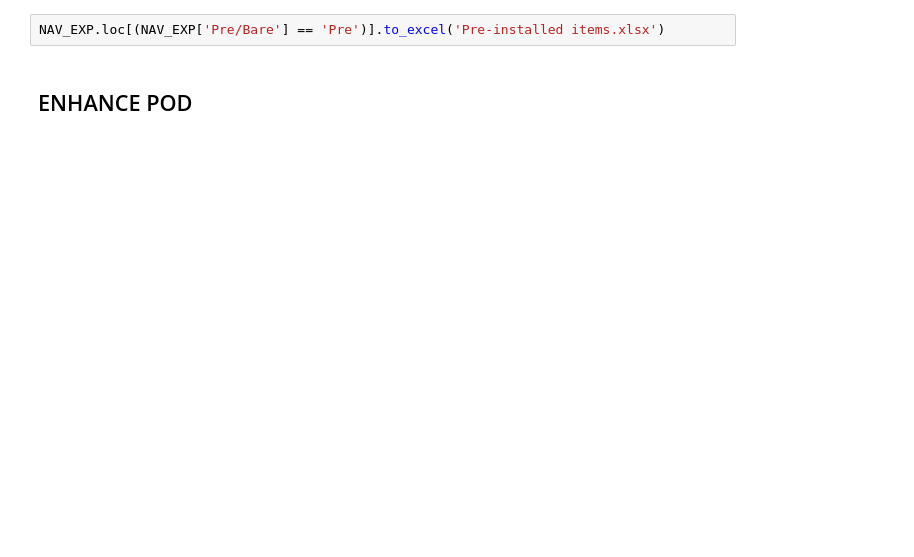
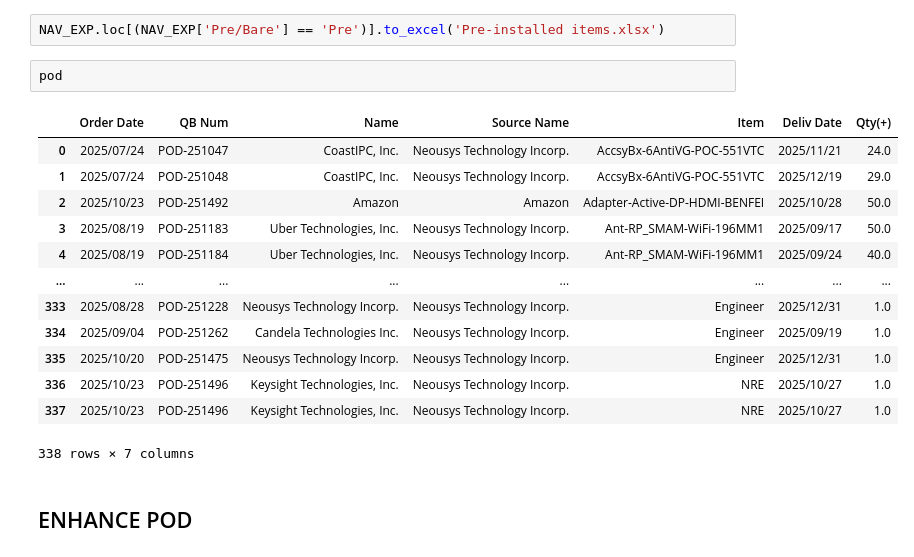
Before and after one commit to playoung2818/POD_NAV, a Jupyter notebook: POD_NAV(ZC).ipynb, the cells around one changed output. Cells and saved outputs as stored; diff of their text form; blank space fills up the shorter version.

```diff
--- a/POD_NAV(ZC).ipynb
+++ b/POD_NAV(ZC).ipynb
@@ -169,4 +174,20 @@ Bare: 287
 # %%
 NAV_EXP.loc[(NAV_EXP['Pre/Bare'] == 'Pre')].to_excel('Pre-installed items.xlsx')
+# %%
+pod
+# %% [output]
+|  | Order Date | QB Num | Name | Source Name | Item | Deliv Date | Qty(+) |
+| 0 | 2025/07/24 | POD-251047 | CoastIPC, Inc. | Neousys Technology Incorp. | AccsyBx-6AntiVG-POC-551VTC | 2025/11/21 | 24.0 |
+| 1 | 2025/07/24 | POD-251048 | CoastIPC, Inc. | Neousys Technology Incorp. | AccsyBx-6AntiVG-POC-551VTC | 2025/12/19 | 29.0 |
+| 2 | 2025/10/23 | POD-251492 | Amazon | Amazon | Adapter-Active-DP-HDMI-BENFEI | 2025/10/28 | 50.0 |
+| 3 | 2025/08/19 | POD-251183 | Uber Technologies, Inc. | Neousys Technology Incorp. | Ant-RP_SMAM-WiFi-196MM1 | 2025/09/17 | 50.0 |
+| 4 | 2025/08/19 | POD-251184 | Uber Technologies, Inc. | Neousys Technology Incorp. | Ant-RP_SMAM-WiFi-196MM1 | 2025/09/24 | 40.0 |
+| ... | ... | ... | ... | ... | ... | ... | ... |
+| 333 | 2025/08/28 | POD-251228 | Neousys Technology Incorp. | Neousys Technology Incorp. | Engineer | 2025/12/31 | 1.0 |
+| 334 | 2025/09/04 | POD-251262 | Candela Technologies Inc. | Neousys Technology Incorp. | Engineer | 2025/09/19 | 1.0 |
+| 335 | 2025/10/20 | POD-251475 | Neousys Technology Incorp. | Neousys Technology Incorp. | Engineer | 2025/12/31 | 1.0 |
+| 336 | 2025/10/23 | POD-251496 | Keysight Technologies, Inc. | Neousys Technology Incorp. | NRE | 2025/10/27 | 1.0 |
+| 337 | 2025/10/23 | POD-251496 | Keysight Technologies, Inc. | Neousys Technology Incorp. | NRE | 2025/10/27 | 1.0 |
+338 rows × 7 columns
 # %% [markdown]
 ## ENHANCE POD
```
Also changed, not shown: parts of 6 cells of this notebook, 1 other file.
